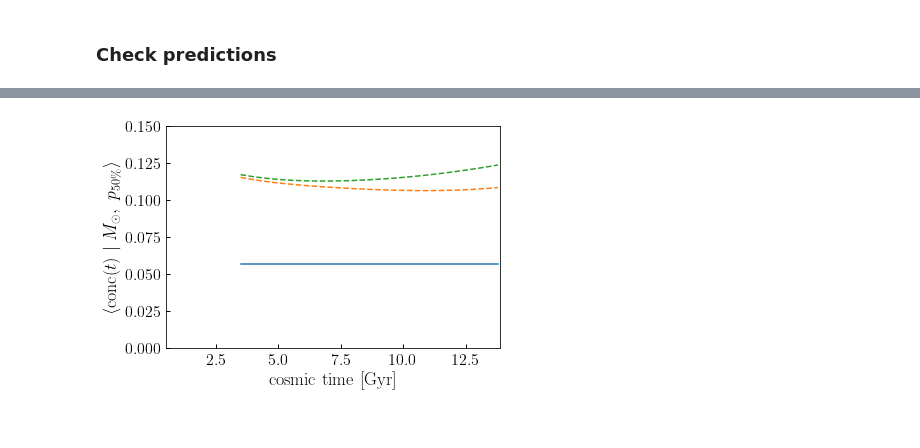
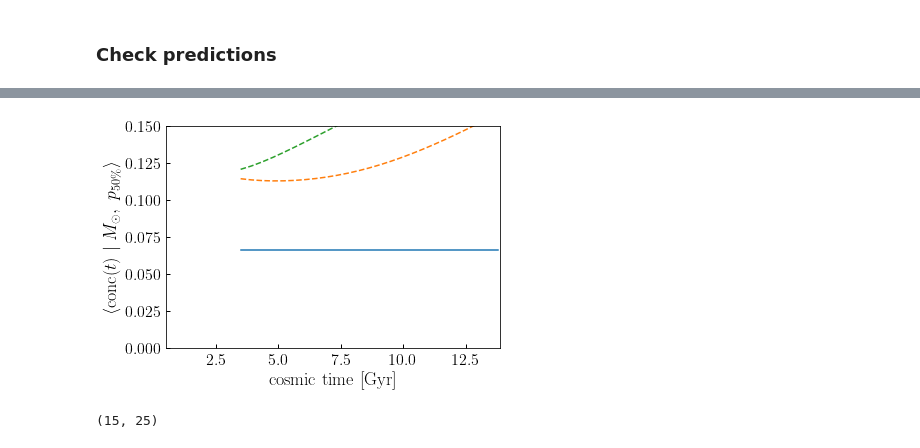
Before and after one commit to BaryonPasters/diffprof, a Jupyter notebook: notebooks/redev_dpp_singlemass_opt.ipynb, the cells around one changed output, grey strips where cells are left out. Cells and saved outputs as stored; diff of their text form; code cells hidden in the pictures.

```diff
--- a/notebooks/redev_dpp_singlemass_opt.ipynb
+++ b/notebooks/redev_dpp_singlemass_opt.ipynb
@@ -39,7 +39,7 @@ indx_mdpl2 = retrieve_lh_sample_indices(tree_mdpl2, 13.4, 14.6, 1, 100_000)
 # %%
 from diffprof.get_target_simdata import target_data_generator
 
-N_MH_TARGETS, N_P_TARGETS = 1, 15
+N_MH_TARGETS, N_P_TARGETS = 10, 15
 
 args = (bpl['logmp'][indx_bpl],
     mdpl2['logmp'][indx_mdpl2],
@@ -50,7 +50,7 @@ args = (bpl['logmp'][indx_bpl],
     N_MH_TARGETS,
     N_P_TARGETS,
        )
-gen = target_data_generator(*args, lgmh_min=14.0, lgmh_max=14.25, p50_min=0.15, p50_max=0.85)
+gen = target_data_generator(*args, lgmh_min=12.25, lgmh_max=14.5, p50_min=0.1, p50_max=0.9)
 # %%
 target_data = next(gen)
 lgmhalo_targets, p50_targets = target_data[0:2]
@@ -187,14 +191,18 @@ np.sqrt(np.mean(diff**2)), np.sqrt(np.mean(pb_diff**2))
 # %%
 fig, ax = plt.subplots(1, 1)
 xlim = ax.set_xlim(0.5, 13.9)
 ylim = ax.set_ylim(0, 0.15)
 xlabel = ax.set_xlabel(r'${\rm cosmic\ time\ [Gyr]}$')
 ylabel = ax.set_ylabel(r'$\langle{\rm conc}(t)\ \vert\ M_{\odot},\ p_{50\%}\rangle$')
 
-im = 0
+im = 4
 ip = -1
 __=ax.plot(TARR_FIT, target_std_log_conc_p50_lgm0[im, ip, :])
 __=ax.plot(TARR_FIT, pred_std_log_conc_p50[ip, :], '--')
 __=ax.plot(TARR_FIT, pb_pred_std_log_conc_p50[ip, :], '--')
 # %% [output]
-[figure, old version]
+[figure, new version]
+# %%
+target_avg_log_conc_p50.shape
+# %% [output]
+(15, 25)
```
Also changed, not shown: parts of 9 cells of this notebook, 1 other file.
